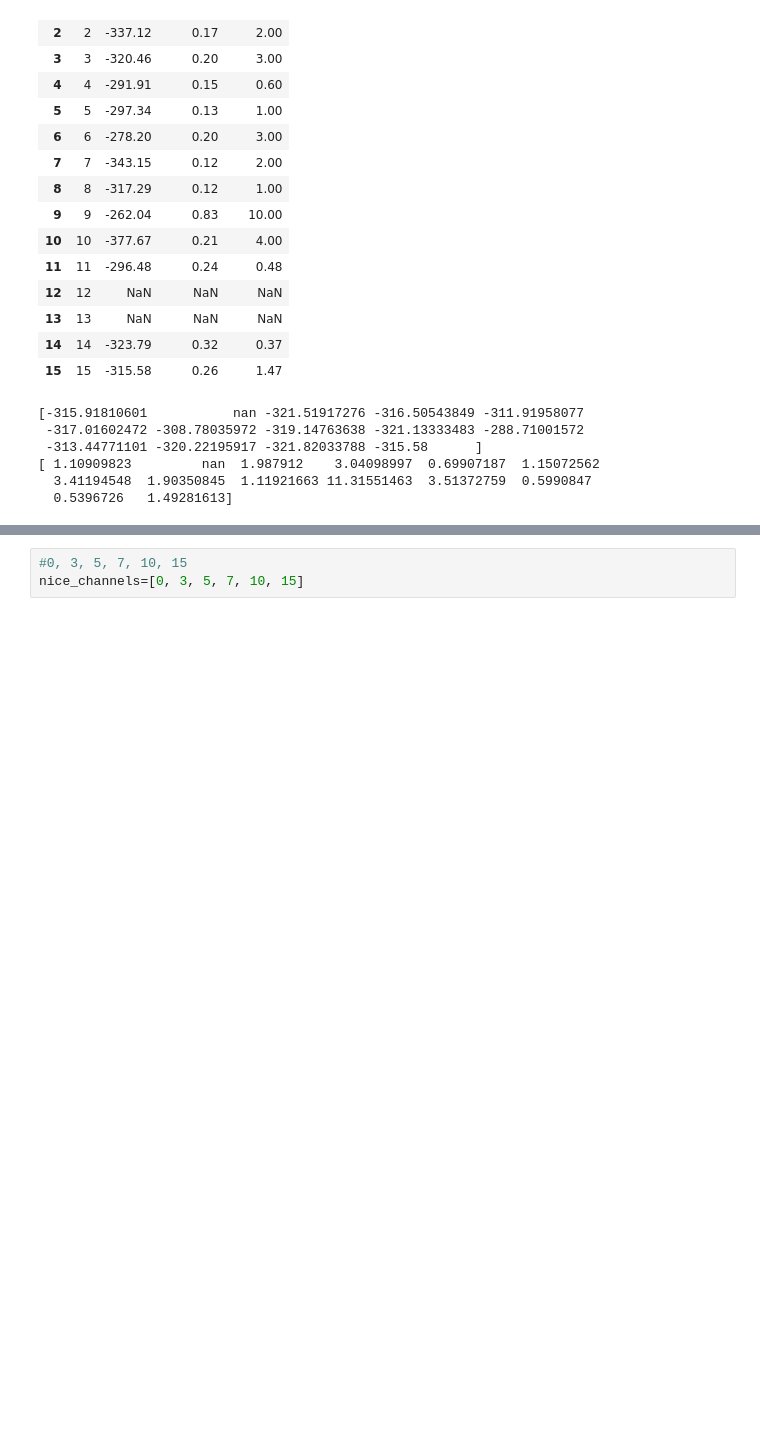
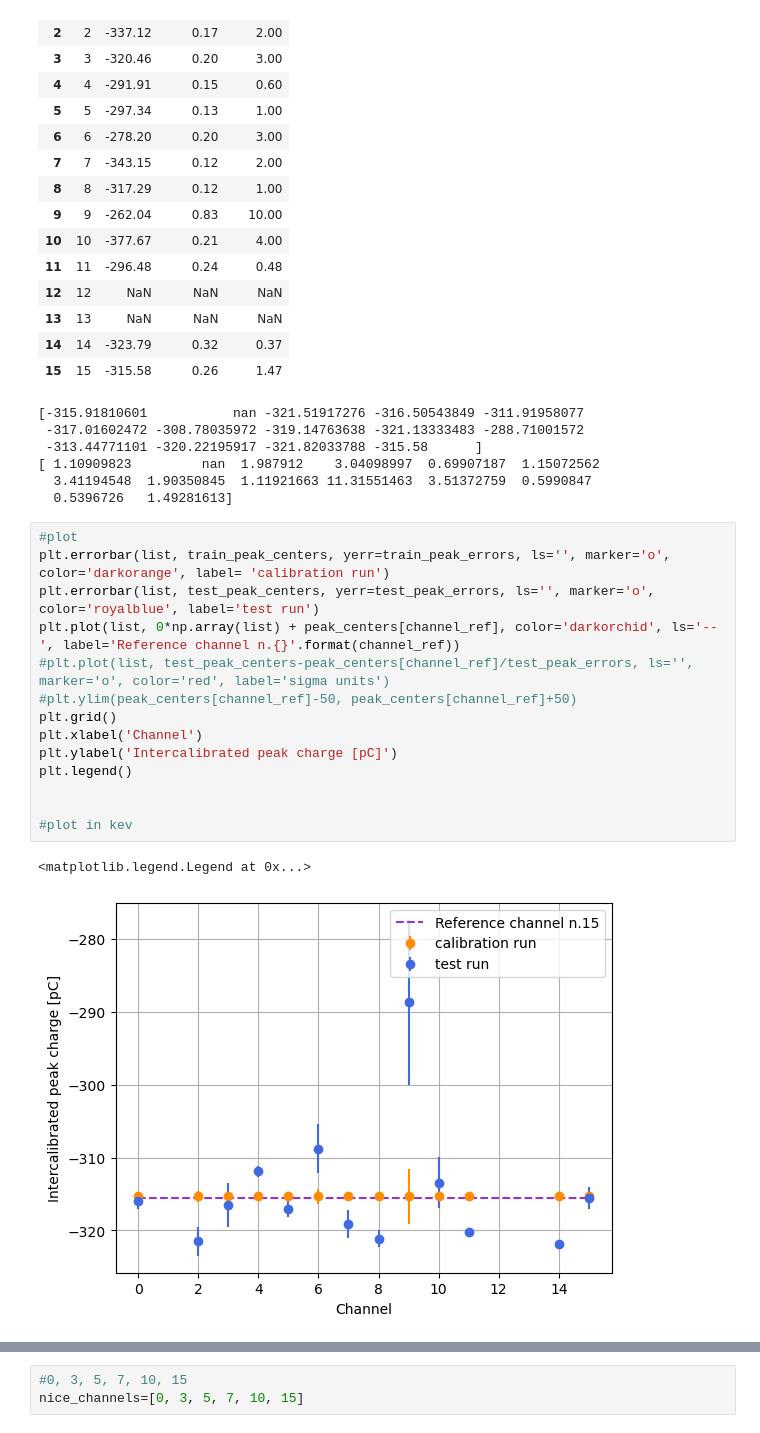
Before and after one commit to 0-DvD-0/Sfera, a Jupyter notebook: Jupyter/intercalibrrazione.ipynb, the cells around one changed output, grey strips where cells are left out. Cells and saved outputs as stored; diff of their text form; blank space fills up the shorter version.

```diff
--- a/Jupyter/intercalibrrazione.ipynb
+++ b/Jupyter/intercalibrrazione.ipynb
@@ -117,4 +118,21 @@ print(test_peak_errors)
 [ 1.10909823         nan  1.987912    3.04098997  0.69907187  1.15072562
   3.41194548  1.90350845  1.11921663 11.31551463  3.51372759  0.5990847
   0.5396726   1.49281613]
+# %%
+#plot
+plt.errorbar(list, train_peak_centers, yerr=train_peak_errors, ls='', marker='o', color='darkorange', label= 'calibration run')
+plt.errorbar(list, test_peak_centers, yerr=test_peak_errors, ls='', marker='o', color='royalblue', label='test run')
+plt.plot(list, 0*np.array(list) + peak_centers[channel_ref], color='darkorchid', ls='--', label='Reference channel n.{}'.format(channel_ref))
+#plt.plot(list, test_peak_centers-peak_centers[channel_ref]/test_peak_errors, ls='', marker='o', color='red', label='sigma units')
+#plt.ylim(peak_centers[channel_ref]-50, peak_centers[channel_ref]+50)
+plt.grid()
+plt.xlabel('Channel')
+plt.ylabel('Intercalibrated peak charge [pC]')
+plt.legend()
+
+
+#plot in kev
+# %% [output]
+<matplotlib.legend.Legend at 0x...>
+[figure, added]
 # %%
```
Also changed, not shown: parts of 6 cells of this notebook.
